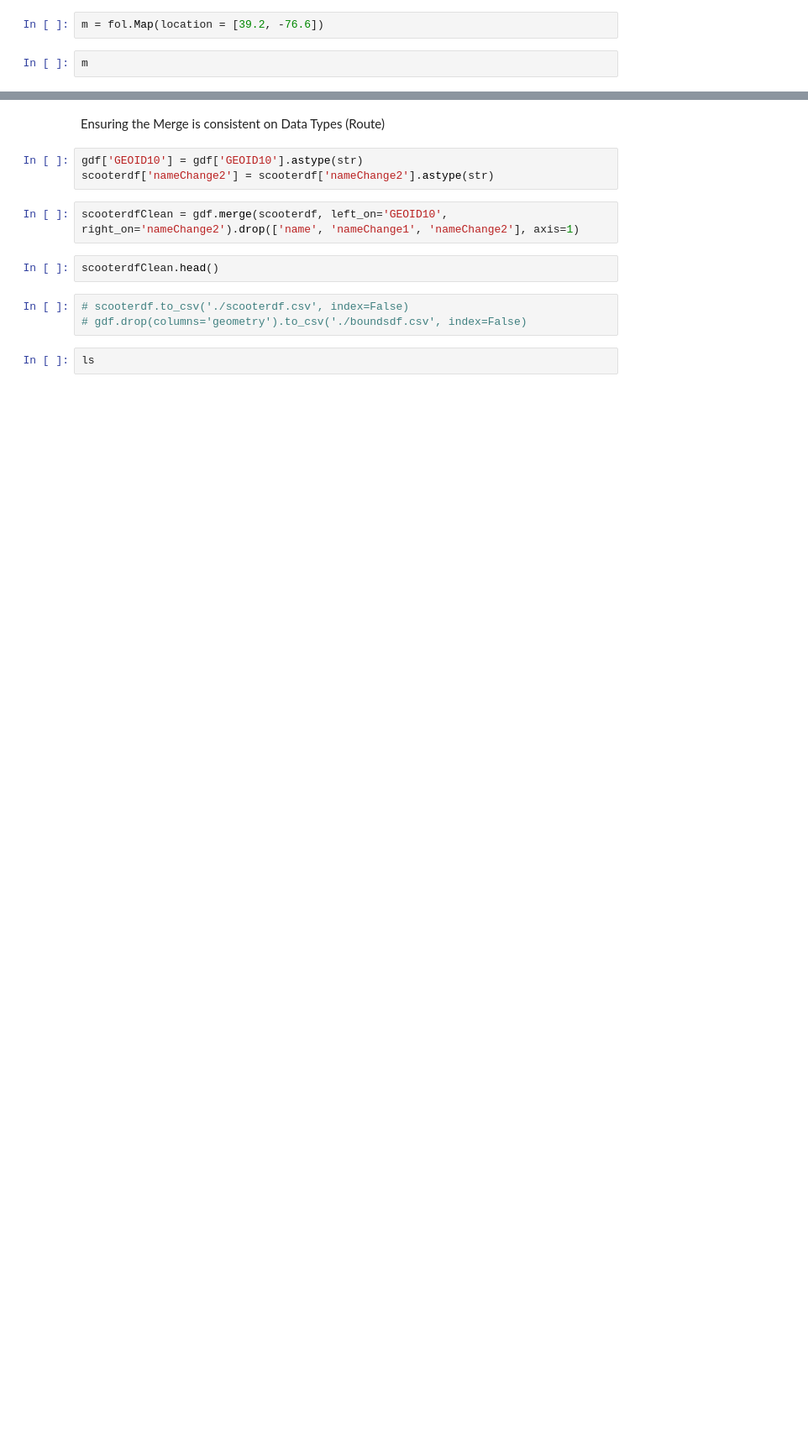
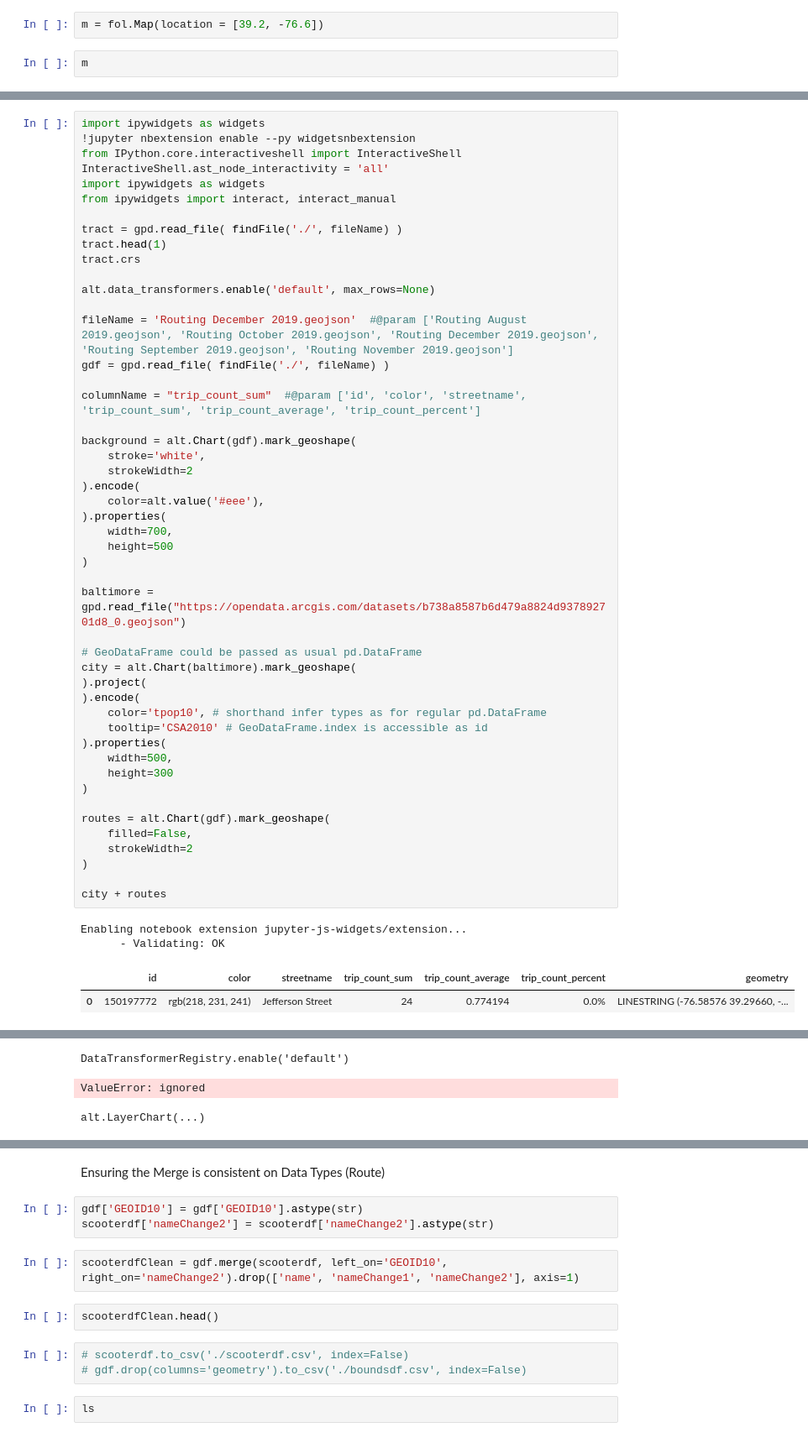
Before and after one commit to karpatic/datalab, a Jupyter notebook: notebooks/02_scooterExploration.ipynb, the cells around one changed output, grey strips where cells are left out. Shown: that part at 84% size. Drawn from its saved outputs; the diff is of its cells as text; blank space fills up the shorter version.

```diff
--- a/notebooks/02_scooterExploration.ipynb
+++ b/notebooks/02_scooterExploration.ipynb
@@ -303,0 +452,53 @@ dxp.bar(x = "streetname", y = "trip_count_sum", data = gdf, aggfunc = "median",
+# %%
+import ipywidgets as widgets
+!jupyter nbextension enable --py widgetsnbextension
+from IPython.core.interactiveshell import InteractiveShell
+InteractiveShell.ast_node_interactivity = 'all'
+import ipywidgets as widgets
+from ipywidgets import interact, interact_manual
+
+tract = gpd.read_file( findFile('./', fileName) )
+tract.head(1)
+tract.crs
+
+alt.data_transformers.enable('default', max_rows=None)
+
+fileName = 'Routing December 2019.geojson'  #@param ['Routing August 2019.geojson', 'Routing October 2019.geojson', 'Routing December 2019.geojson', 'Routing September 2019.geojson', 'Routing November 2019.geojson']
+gdf = gpd.read_file( findFile('./', fileName) )
+
+columnName = "trip_count_sum"  #@param ['id', 'color', 'streetname', 'trip_count_sum', 'trip_count_average', 'trip_count_percent']
+
+background = alt.Chart(gdf).mark_geoshape(
+    stroke='white',
+    strokeWidth=2
+).encode(
+    color=alt.value('#eee'),
+).properties(
+    width=700,
+    height=500
+)
+
+baltimore = gpd.read_file("https://opendata.arcgis.com/datasets/b738a8587b6d479a8824d937892701d8_0.geojson")
+
+# GeoDataFrame could be passed as usual pd.DataFrame
+city = alt.Chart(baltimore).mark_geoshape(
+).project(
+).encode(
+    color='tpop10', # shorthand infer types as for regular pd.DataFrame
+    tooltip='CSA2010' # GeoDataFrame.index is accessible as id
+).properties(
+    width=500,
+    height=300
+)
+
+routes = alt.Chart(gdf).mark_geoshape(
+    filled=False,
+    strokeWidth=2
+)
+
+city + routes
+# %% [output]
+Enabling notebook extension jupyter-js-widgets/extension...
+      - Validating: OK
+|  | id | color | streetname | trip_count_sum | trip_count_average | trip_count_percent | geometry |
+| 0 | 150197772 | rgb(218, 231, 241) | Jefferson Street | 24 | 0.774194 | 0.0% | LINESTRING (-76.58576 39.29660, -... |
@@ -303,0 +516,3 @@ dxp.bar(x = "streetname", y = "trip_count_sum", data = gdf, aggfunc = "median",
+DataTransformerRegistry.enable('default')
+ValueError: ignored
+alt.LayerChart(...)
```
Also changed, not shown: parts of 69 cells of this notebook, 8 other files.
